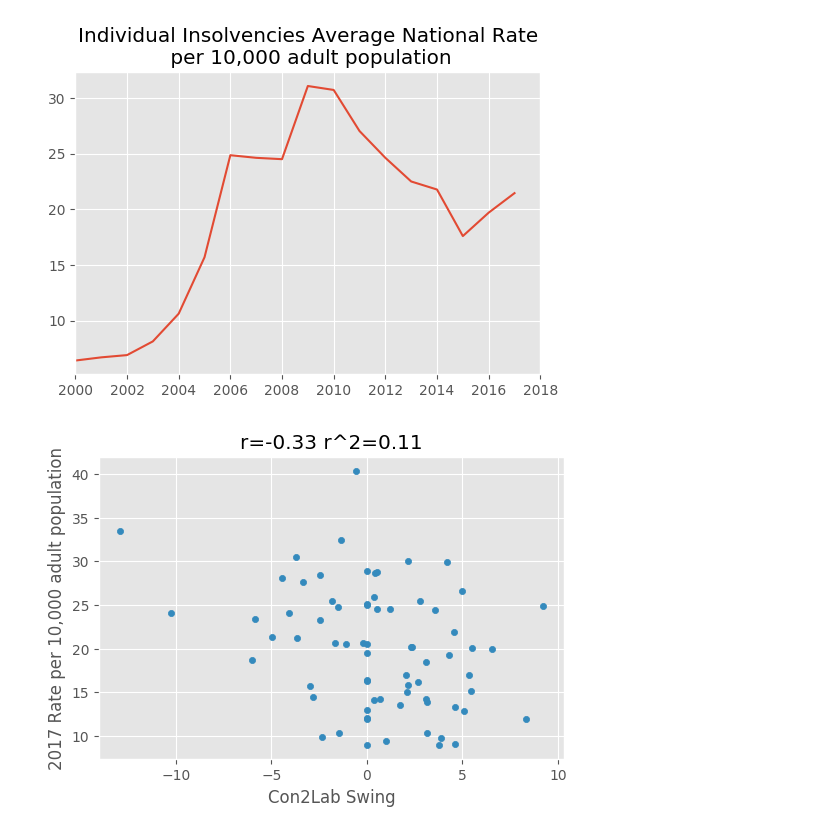
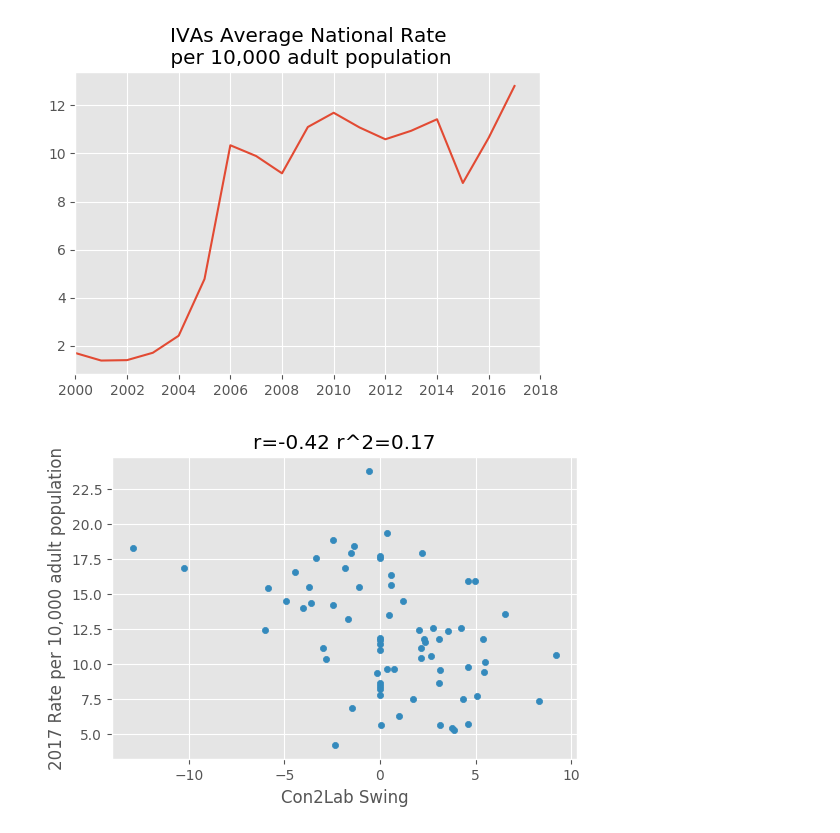
Before and after one commit to CampaignLab/insolvencies, a Jupyter notebook: insolvencies_dec_hackday.ipynb, the cells around one changed output. Cells and saved outputs as stored; diff of their text form; code cells hidden in the pictures.

```diff
--- a/insolvencies_dec_hackday.ipynb
+++ b/insolvencies_dec_hackday.ipynb
@@ -21,9 +26,9 @@ def party2colour(party):
 def clean_cols(df):
     df.columns = df.columns.str.lstrip(' ').str.rstrip(' ')
     return df
-
+_type = 'Total'
 def get_insolvencies_by_la():
-    df = pd.ExcelFile('data/Individual_insolvencies_by_location_2000-17_tables/Total insolvencies 2000_2017.xlsx')
+    df = pd.ExcelFile(f'data/Individual_insolvencies_by_location_2000-17_tables/{_type} 2000_2017.xlsx')
     df = df.parse('Local Authorities')
     df.iloc[1] = df.iloc[1].ffill()
     df.columns = df.iloc[1].fillna('').astype(str) + ' '+ df.iloc[2].fillna('').astype(str)
@@ -66,20 +49,20 @@ Index(['2000 Number of new cases', '2000 Rate per 10,000 adult population',
 # %%
 df_insolv_agged = df_insolv.drop([0,1,2])
 df_insolv_agged = df_insolv_agged.drop(['Local Authorities'],axis=1)
 df_insolv_agged = df_insolv_agged.drop(['Codes'],axis=1)
 
 s = df_insolv_agged.mean()
 per_10k = s[s.index.str.contains('Rate per 10,000 adult population')]
 per_10k.index = per_10k.index.to_series().apply(lambda x : float(x.split(' ')[0]))
 
 plt.figure(dpi=100)
-plt.title('Individual Insolvencies Average National Rate\n per 10,000 adult population')
+plt.title(f'{_type} Average National Rate\n per 10,000 adult population')
 per_10k.plot()
 plt.xlim(2000,2018)
 plt.savefig('images/national_insolvencies_rate.png')
 plt.show()
 # %% [output]
-[figure, old version]
+[figure, new version]
 # %%
 df_elec = get_election_data()
 party_a = 'Con'
@@ -108,7 +91,7 @@ ax.set_title(f'r={round(r,2)} r^2={round(r**2,2)}')
 plt.savefig('images/UKIP2Con.png')
 plt.show()
 # %% [output]
-[figure, old version]
+[figure, new version]
 # %%
 df_merged.sort_values(by='2017 Rate per 10,000 adult population',ascending=False)
 # %% [output]
```
Also changed, not shown: parts of 8 cells of this notebook, 3 other files.
